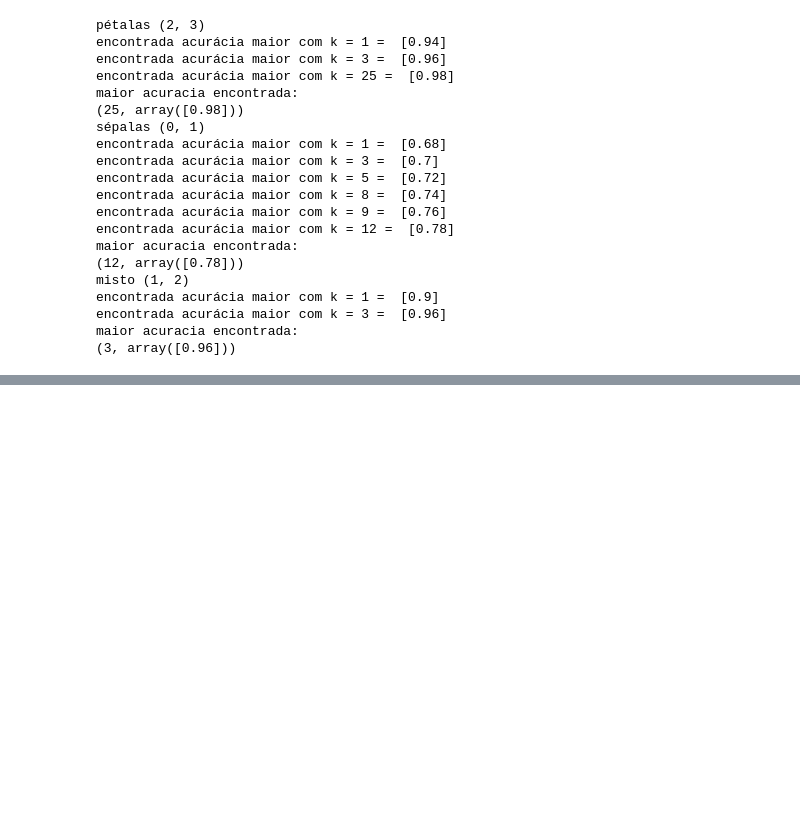
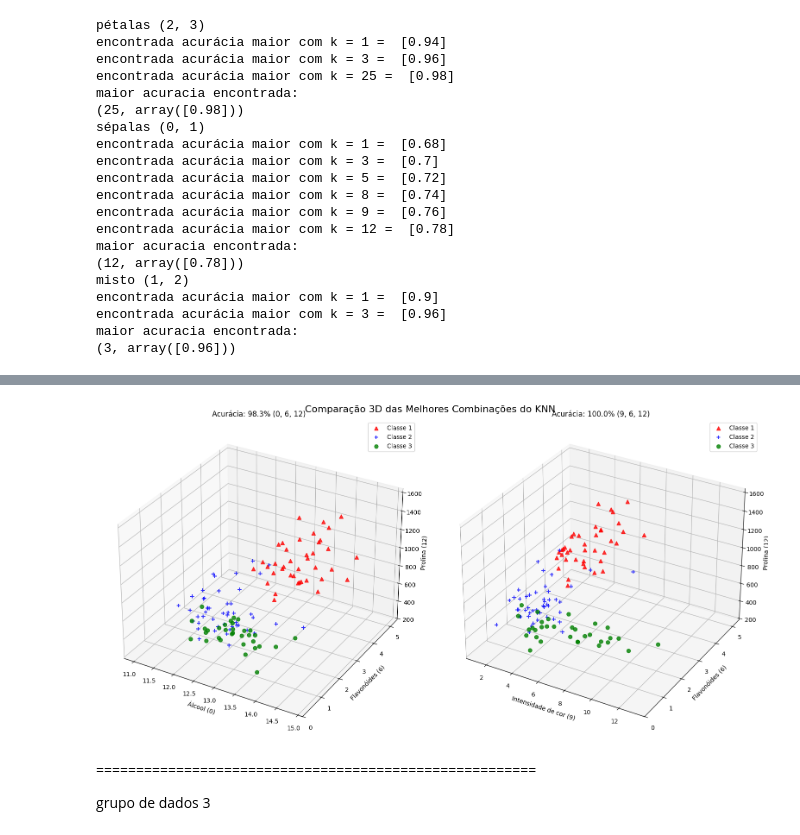
Before and after one commit to pedrowindisch/ml, a Jupyter notebook: t2/knn.ipynb, the cells around one changed output, grey strips where cells are left out. Cells and saved outputs as stored; diff of their text form; code cells hidden in the pictures; blank space fills up the shorter version.

```diff
--- a/t2/knn.ipynb
+++ b/t2/knn.ipynb
@@ -228,0 +402,45 @@ maior acuracia encontrada:
+# %%
+import matplotlib.pyplot as plt
+from mpl_toolkits.mplot3d import Axes3D
+import numpy as np
+
+y = np.array(trainRots).flatten()
+X = np.array(grupoTrain)
+
+fig = plt.figure(figsize=(16, 8))
+
+ax1 = fig.add_subplot(121, projection='3d')
+
+for classe, cor, marcador in zip([1, 2, 3], ['red', 'blue', 'green'], ['^', '+', 'o']):
+    idx_classe = (y == classe)
+    ax1.scatter(X[idx_classe, 0], X[idx_classe, 6], X[idx_classe, 12],
+               c=cor, marker=marcador, label=f'Classe {classe}', s=40, alpha=0.8)
+
+ax1.set_xlabel('Álcool (0)')
+ax1.set_ylabel('Flavonóides (6)')
+ax1.set_zlabel('Prolina (12)')
+ax1.set_title('Acurácia: 98.3% (0, 6, 12)')
+ax1.legend()
+
+ax2 = fig.add_subplot(122, projection='3d')
+
+for classe, cor, marcador in zip([1, 2, 3], ['red', 'blue', 'green'], ['^', '+', 'o']):
+    idx_classe = (y == classe)
+    ax2.scatter(X[idx_classe, 9], X[idx_classe, 6], X[idx_classe, 12],
+               c=cor, marker=marcador, label=f'Classe {classe}', s=40, alpha=0.8)
+
+ax2.set_xlabel('Intensidade de cor (9)')
+ax2.set_ylabel('Flavonóides (6)')
+ax2.set_zlabel('Prolina (12)')
+ax2.set_title('Acurácia: 100.0% (9, 6, 12)')
+ax2.legend()
+
+plt.suptitle('Comparação 3D das Melhores Combinações do KNN', fontsize=16)
+plt.tight_layout()
+plt.show()
+# %% [output]
+[figure, added]
+# %% [markdown]
+=======================================================
+
+grupo de dados 3
```
Also changed, not shown: parts of 6 cells of this notebook, 1 other file.
